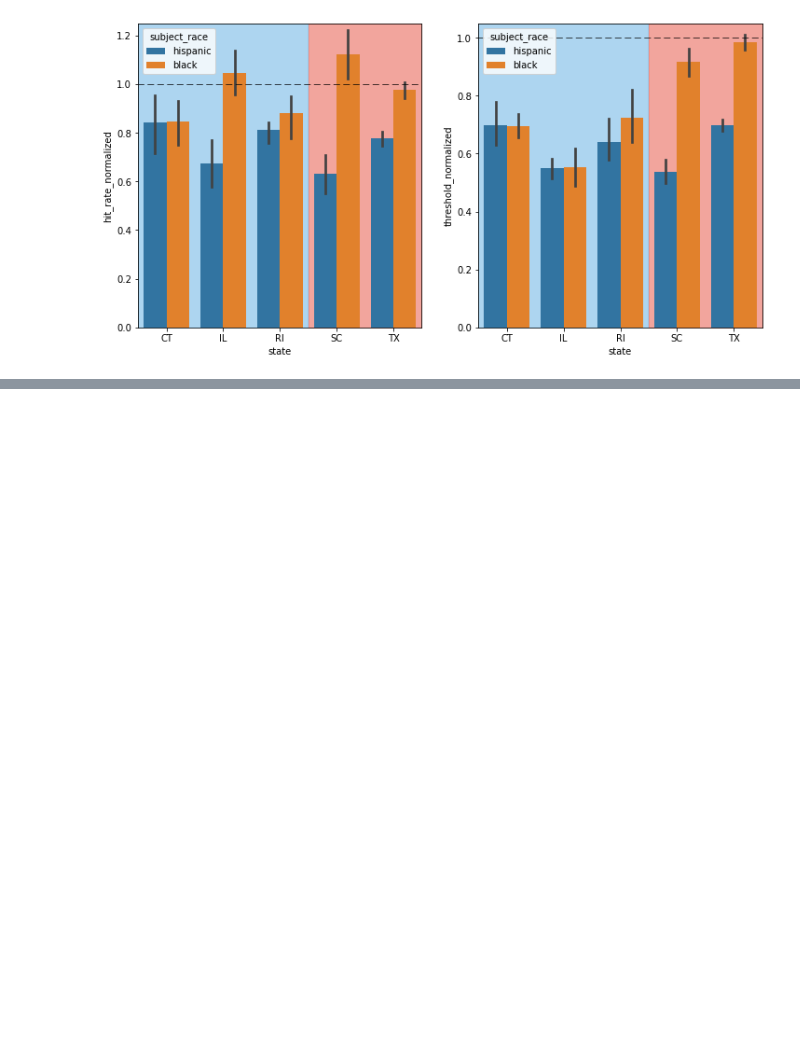
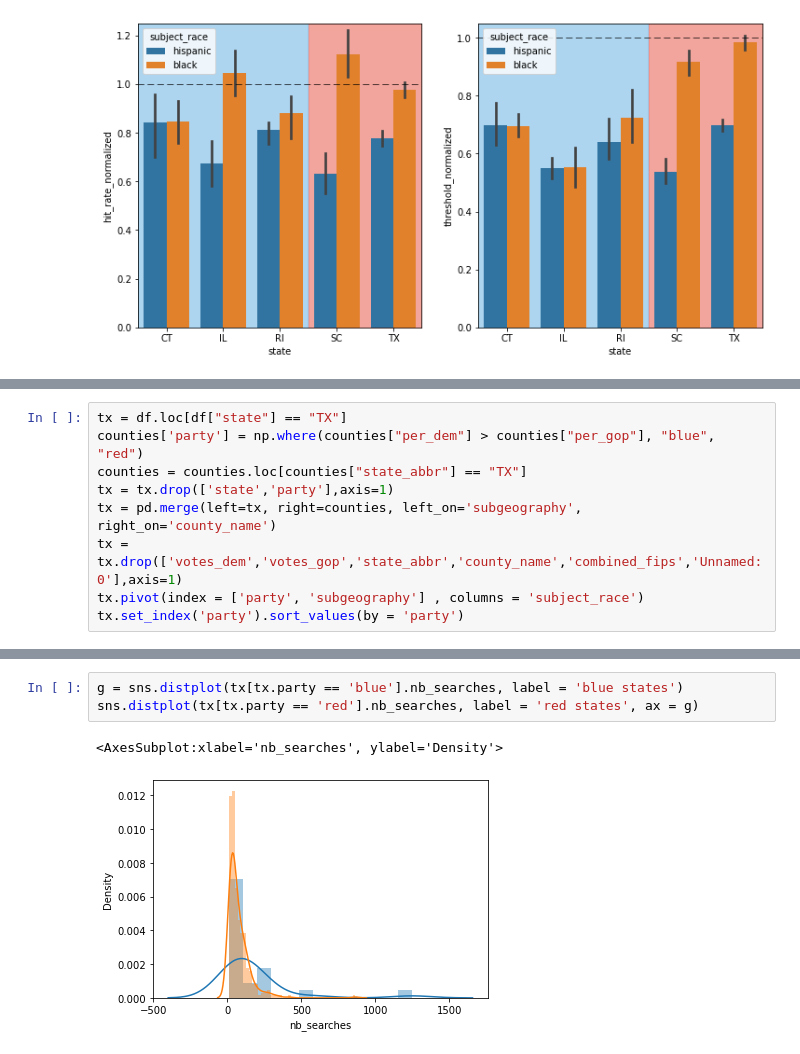
Before and after one commit to epfl-ada/ada-2020-project-milestone-p3-p3_halouma, a Jupyter notebook: p3_luis.ipynb, the cells around one changed output, grey strips where cells are left out. Saved outputs shown, nothing was run; the diff lists cells and outputs as text; blank space fills up the shorter version.

```diff
--- a/p3_luis.ipynb
+++ b/p3_luis.ipynb
@@ -426,0 +422,9 @@ ax[1].axhline(1)
+# %%
+tx = df.loc[df["state"] == "TX"]
+counties['party'] = np.where(counties["per_dem"] > counties["per_gop"], "blue", "red")
+counties = counties.loc[counties["state_abbr"] == "TX"]
+tx = tx.drop(['state','party'],axis=1)
+tx = pd.merge(left=tx, right=counties, left_on='subgeography', right_on='county_name')
+tx = tx.drop(['votes_dem','votes_gop','state_abbr','county_name','combined_fips','Unnamed: 0'],axis=1)
+tx.pivot(index = ['party', 'subgeography'] , columns = 'subject_race')
+tx.set_index('party').sort_values(by = 'party')
@@ -426,0 +453,6 @@ ax[1].axhline(1)
+# %%
+g = sns.distplot(tx[tx.party == 'blue'].nb_searches, label = 'blue states')
+sns.distplot(tx[tx.party == 'red'].nb_searches, label = 'red states', ax = g)
+# %% [output]
+<AxesSubplot:xlabel='nb_searches', ylabel='Density'>
+[figure, added]
```
Also changed, not shown: parts of 28 cells of this notebook.
